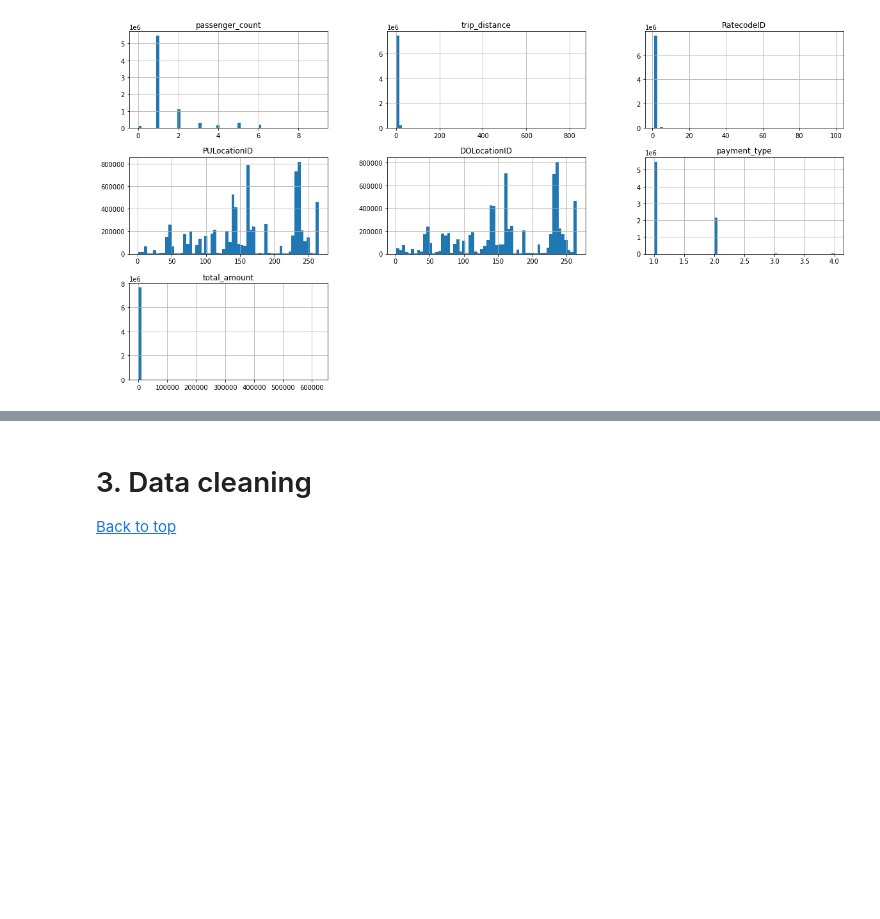
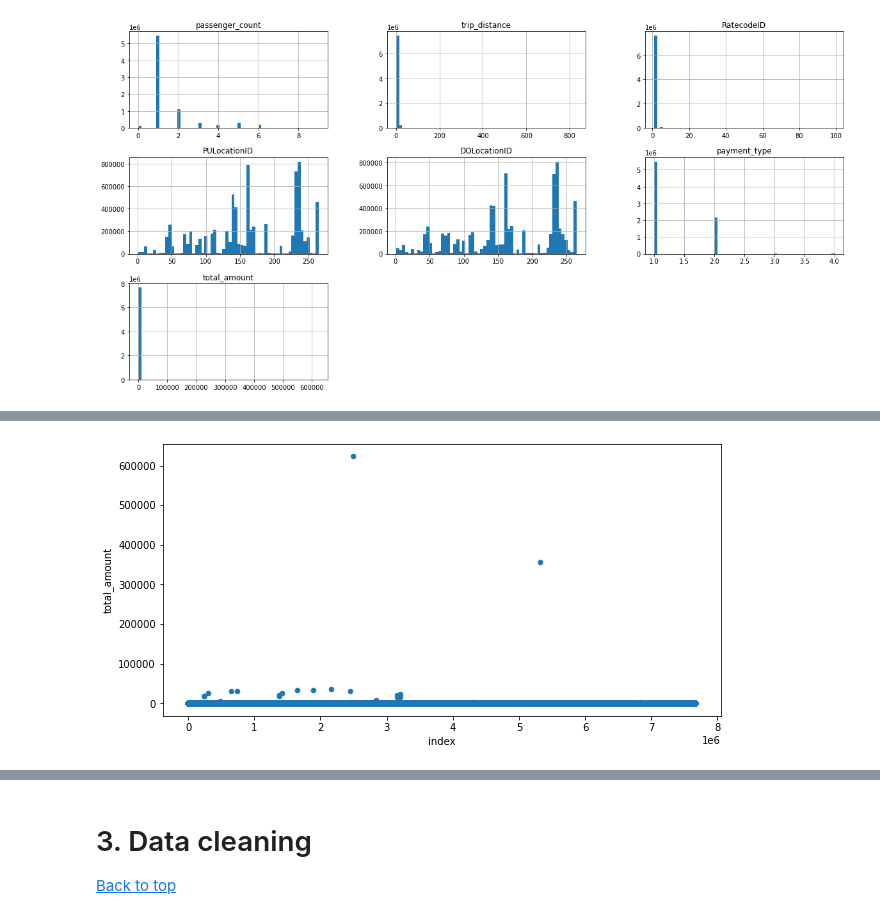
Before and after one commit to soqquadro/nyc-taxi-analysis, a Jupyter notebook: main_notebook.ipynb, the cells around one changed output, grey strips where cells are left out. Drawn from its saved outputs; the diff is of its cells as text; code cells hidden in the pictures; blank space fills up the shorter version.

```diff
--- a/main_notebook.ipynb
+++ b/main_notebook.ipynb
@@ -97,0 +130,4 @@ numpy_linalg_lapack_lite:
+# %%
+taxi_data.reset_index().plot(kind='scatter',y='total_amount',x='index',figsize=(10,5));
+# %% [output]
+[figure, added]
```
Also changed, not shown: parts of 66 cells of this notebook.
